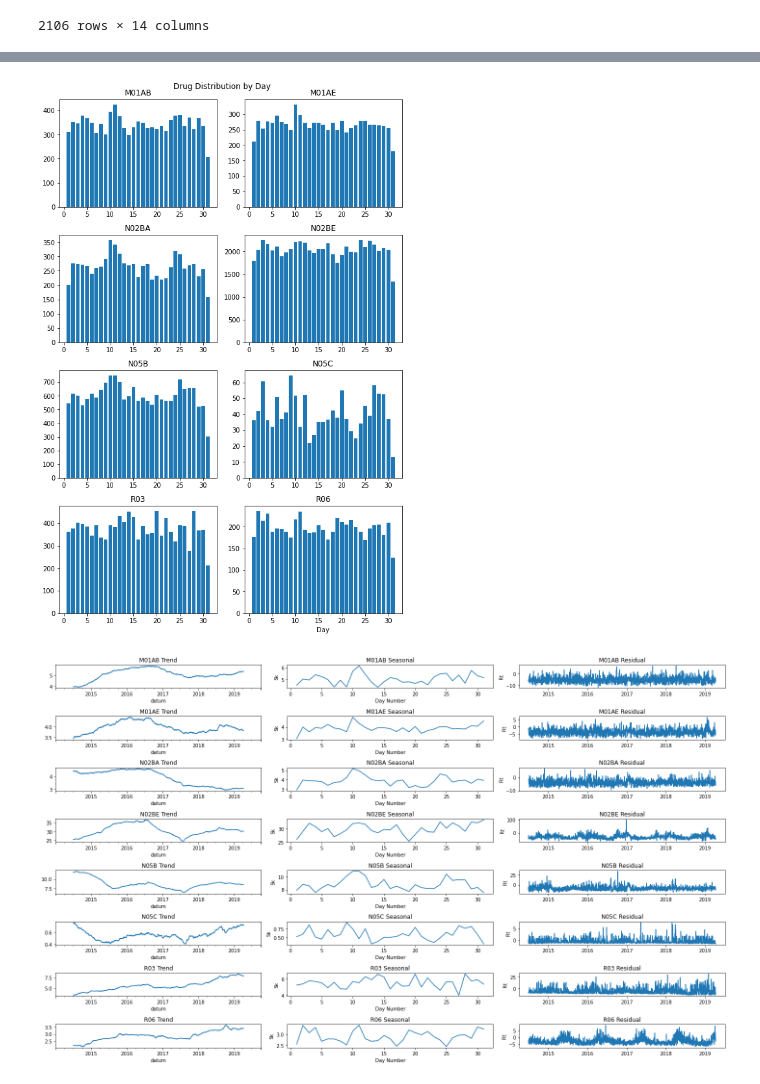
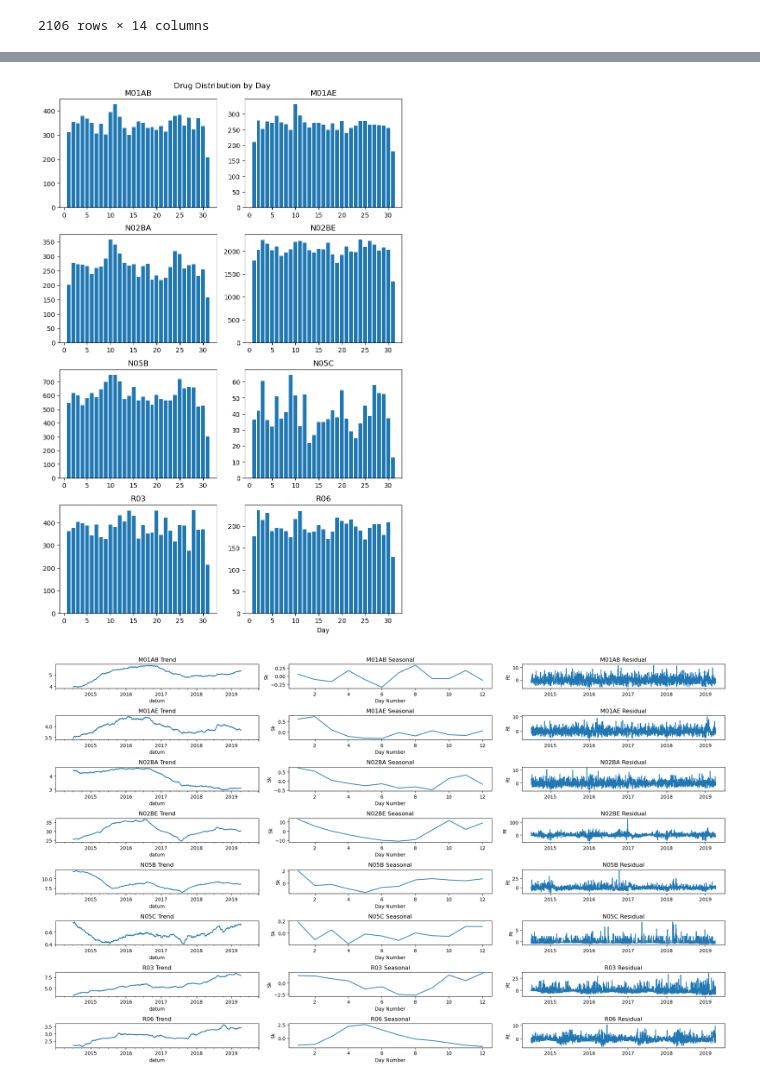
Before and after one commit to chloe-engler-hart/vol3_project, a Jupyter notebook: Scripts/decomp_ARIMA.ipynb, the cells around one changed output, grey strips where cells are left out. Cells and saved outputs as stored; diff of their text form; code cells hidden in the pictures.

```diff
--- a/Scripts/decomp_ARIMA.ipynb
+++ b/Scripts/decomp_ARIMA.ipynb
@@ -711,7 +753,7 @@ plt.show()
 # %% [markdown]
 # Try for daily
 # %%
-dfd = pd.read_csv('salesdaily.csv.xls')
+dfd = pd.read_csv('../Data/salesdaily.csv')
 dfd['datum']= pd.to_datetime(dfd['datum'])
 dfd["day_number"] = pd.DatetimeIndex(dfd['datum']).day
 dfd['Month'] = pd.DatetimeIndex(dfd['datum']).month
@@ -781,7 +823,7 @@ fig.subplots_adjust(top=0.95)
 plt.xlabel('Day')
 plt.show()
 # %% [output]
-[figure, old version]
+[figure, new version]
 # %%
 fig = plt.figure(figsize=(20,12))
 i=1
@@ -799,36 +841,36 @@ for col in drug_list:
 
   #Detrend the series
   yt = ts[tlen//2:(-tlen//2)+1] - Tt[tlen//2:(-tlen//2)+1]
 
   #Find Sk
-  Sk = ts.groupby(ts.index.day).mean()
+  Sk = yt.groupby(yt.index.month).mean()
 
   #Plot sk
   i += 1
   plt.subplot(8,3,i)
   Sk.plot()
   plt.xlabel('Day Number')
   plt.ylabel('Sk')
   plt.title(f'{col} Seasonal')
 
   #Compute residuals
   new = yt.reset_index()
-  new['Rt'] = new.apply(lambda row: row[col] - Sk[row['datum'].day], axis=1)
+  new['Rt'] = new.apply(lambda row: row[col] - Sk[row['datum'].month], axis=1)
   Rt = new.set_index('datum')['Rt']
   if col == 'N02BA':
     rt_N02BA = Rt
 
   #Plot
   i += 1
   plt.subplot(8,3,i)
   plt.plot(Rt)
   plt.ylabel('Rt')
   plt.title(f'{col} Residual')
   i += 1
 plt.tight_layout()
 plt.show()
 # %% [output]
-[figure, old version]
+[figure, new version]
 # %%
 #Get the weekly residuals
 print(rt_N02BA)
```
Also changed, not shown: parts of 4 cells of this notebook.
